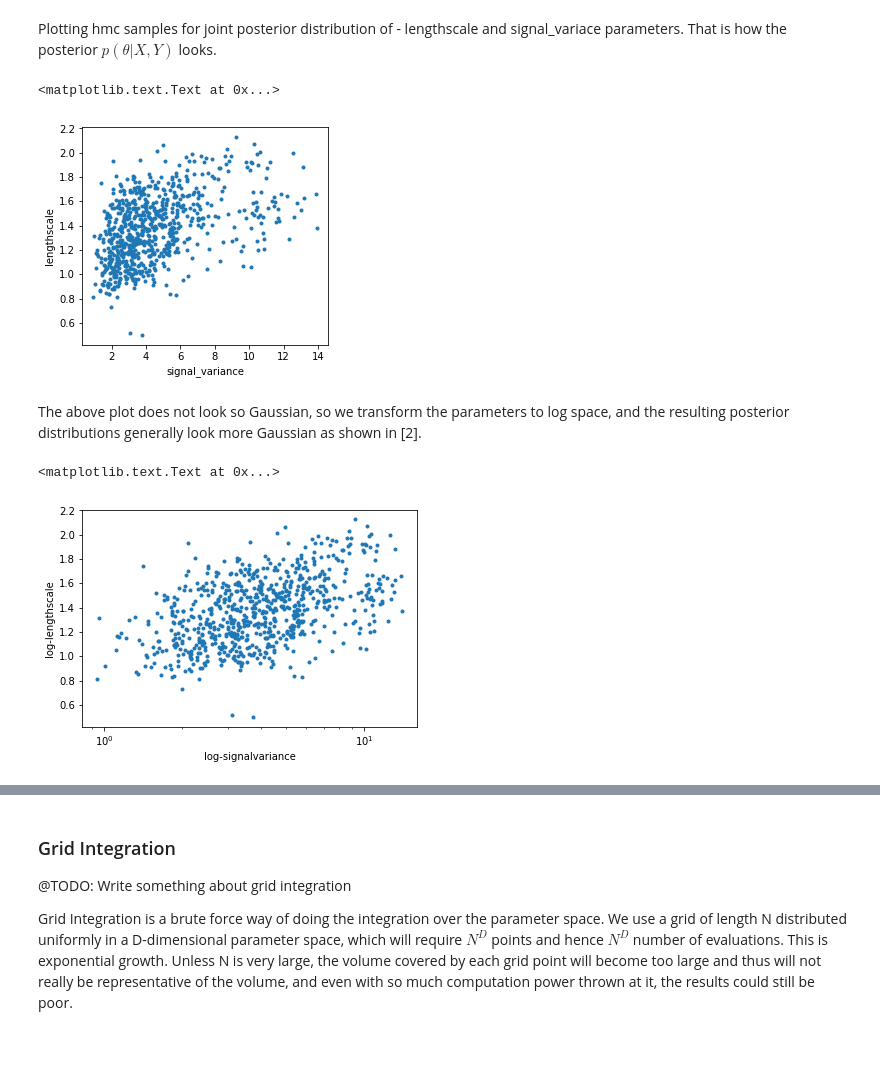
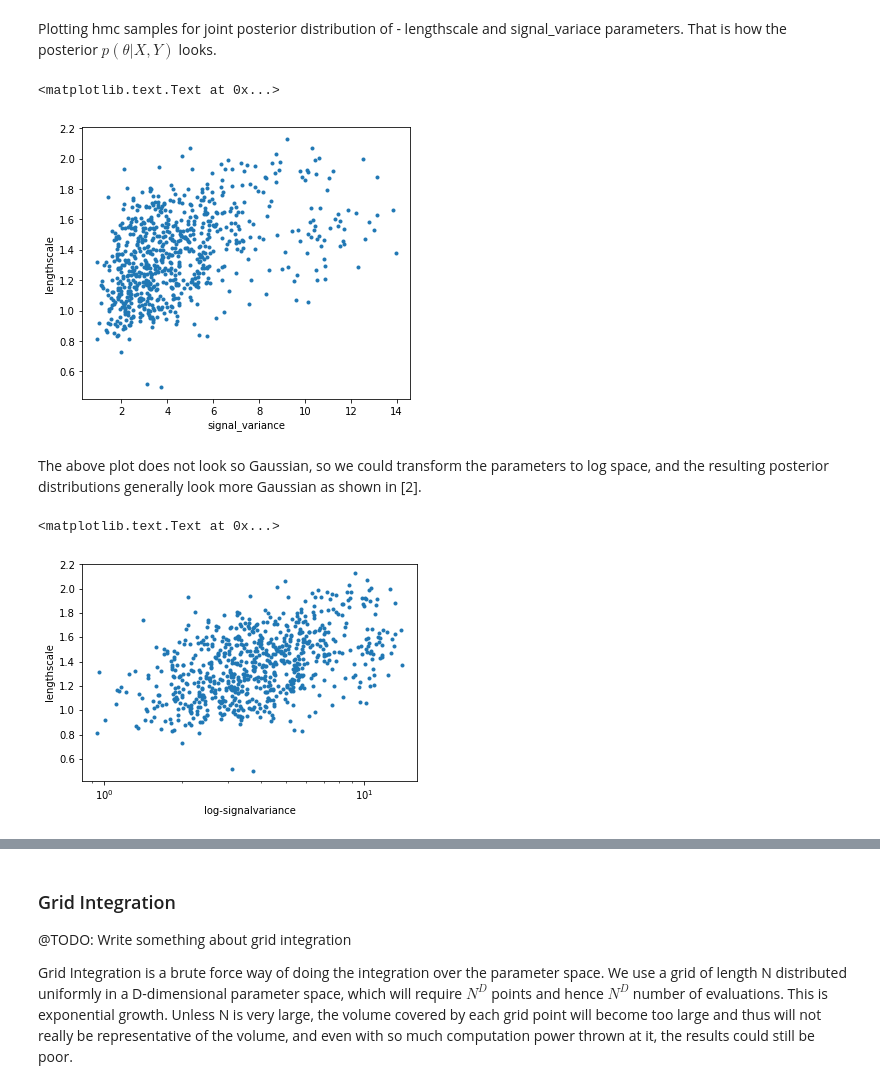
Before and after one commit to adhaka/notebook_gallery, a Jupyter notebook: practice/ccd/Model-Selection.ipynb, the cells around one changed output, grey strips where cells are left out. Drawn from its saved outputs; the diff is of its cells as text; code cells hidden in the pictures; blank space fills up the shorter version.

```diff
--- a/practice/ccd/Model-Selection.ipynb
+++ b/practice/ccd/Model-Selection.ipynb
@@ -108,26 +112,28 @@ inv_gamma_prior1 = GPy.priors.InverseGamma(1.0, 0.2)
 halft_prior1 = GPy.priors.HalfT(1.,1.)
 # %%
 # plotting a gaussian prior
+figure, axes = plt.subplots(2,2, tight_layout=True)
+
 fig1 = plt.figure()
 ax1 = fig1.add_subplot(111)
 _ = gaussian_prior2.plot()
 ax1.legend(['Gaussian prior'])
 
-# plotting a gamma prior
+# plotting a gamma prior with log scale
 fig2 = plt.figure()
 ax2 = fig2.add_subplot(111)
 ax2.set_xscale('log')
 _= gamma_prior2.plot()
 ax2.legend(['Gamma prior'])
 
-# plottting a half-t prior
+# plottting a half-t prior with log scale
 fig3 = plt.figure()
 ax3 = fig3.add_subplot(111)
 ax3.set_xscale('log')
 _= halft_prior1.plot()
 ax3.legend(['Half-T prior'])
 
-#  plotting a inverse-gamma prior
+#  plotting a inverse-gamma prior with log scale
 fig4 = plt.figure()
 ax4 = fig4.add_subplot(111)
 ax4.set_xscale('log')
@@ -342,17 +347,17 @@ _ = legend()
 Plotting hmc samples for joint posterior distribution of - lengthscale and signal_variace parameters.
 That is how the posterior $p(\theta|X, Y)$ looks.
 # %%
-fig = figure(figsize=(15,4))
+fig = figure(figsize=(20,5))
 ax = fig.add_subplot(131)
 _=ax.plot(samples[:,0],samples[:,1],'.')
 ax.set_xlabel(labels[0]); ax.set_ylabel(labels[1])
 # %% [output]
 <matplotlib.text.Text at 0x...>
-[figure, old version]
+[figure, new version]
 # %% [markdown]
-The above plot does not look so Gaussian, so we transform the parameters to log space, and the resulting posterior distributions generally look more Gaussian as shown in [2].
+The above plot does not look so Gaussian, so we could transform the parameters to log space, and the resulting posterior distributions generally look more Gaussian as shown in [2].
 # %%
-loglabels = ['log-signalvariance', 'log-lengthscale']
+loglabels = ['log-signalvariance', 'lengthscale']
 fig = plt.figure()
 ax = fig.add_subplot(111)
 _=ax.semilogx(samples[:,0],samples[:,1],'.')
@@ -360,7 +365,7 @@ ax.set_xlabel(loglabels[0]); ax.set_ylabel(loglabels[1])
 # ax.legend([''])
 # %% [output]
 <matplotlib.text.Text at 0x...>
-[figure, old version]
+[figure, new version]
 # %%
 print samples.shape
 thin_samples = samples[::7,:]
```
Also changed, not shown: parts of 27 cells of this notebook.
